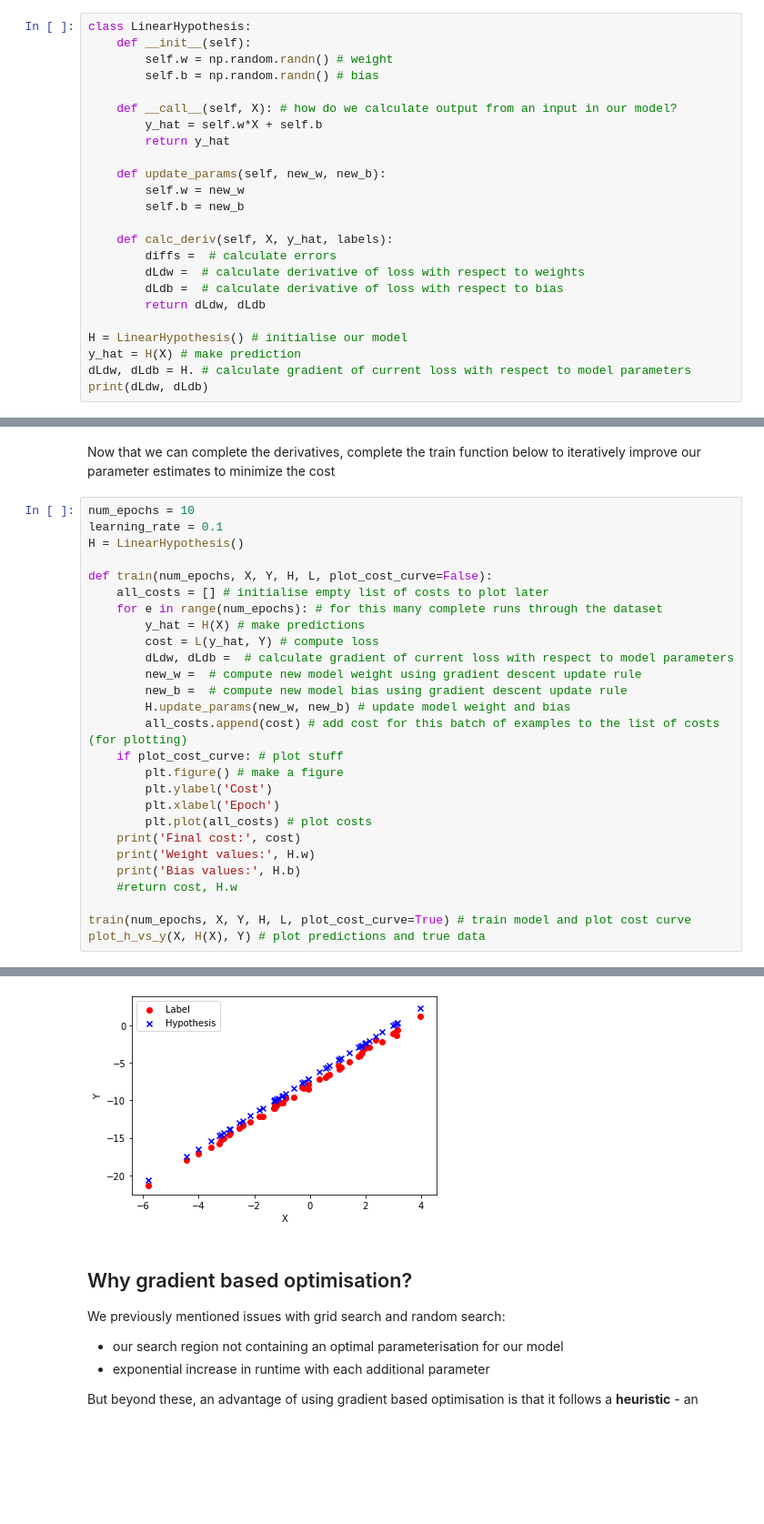
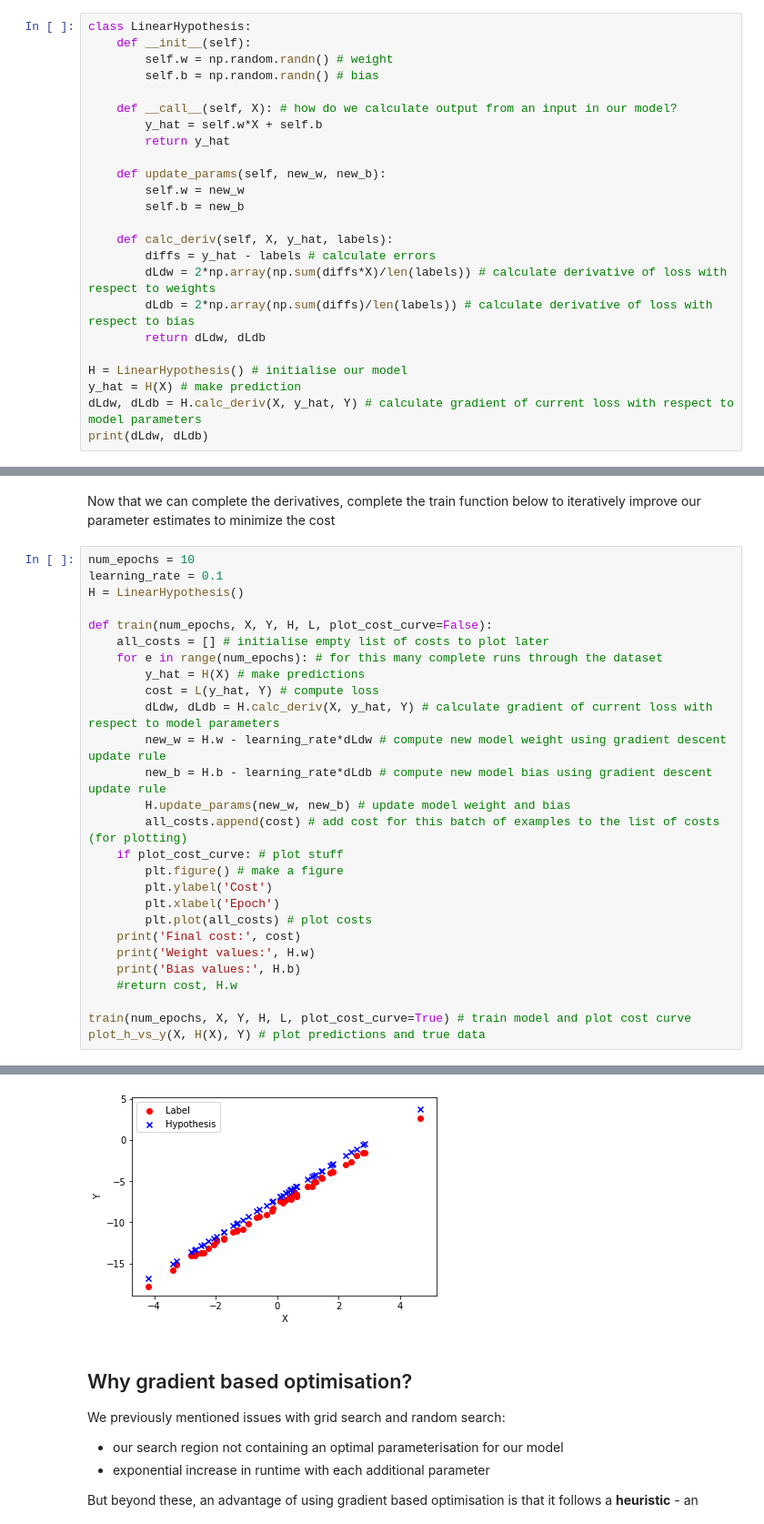
Before and after one commit to AndreaSottana/Strong-ML-Foundations, a Jupyter notebook: Gradient based optimisation.ipynb, the cells around one changed output, grey strips where cells are left out. Shown at 91% size. Saved outputs shown, nothing was run; the diff lists cells and outputs as text; blank space fills up the shorter version.

```diff
--- a/Gradient based optimisation.ipynb
+++ b/Gradient based optimisation.ipynb
@@ -152,13 +152,13 @@ class LinearHypothesis:
         self.b = new_b
 
     def calc_deriv(self, X, y_hat, labels):
-        diffs =  # calculate errors
-        dLdw =  # calculate derivative of loss with respect to weights
-        dLdb =  # calculate derivative of loss with respect to bias
+        diffs = y_hat - labels # calculate errors
+        dLdw = 2*np.array(np.sum(diffs*X)/len(labels)) # calculate derivative of loss with respect to weights
+        dLdb = 2*np.array(np.sum(diffs)/len(labels)) # calculate derivative of loss with respect to bias
         return dLdw, dLdb
 
 H = LinearHypothesis() # initialise our model
 y_hat = H(X) # make prediction
-dLdw, dLdb = H. # calculate gradient of current loss with respect to model parameters
+dLdw, dLdb = H.calc_deriv(X, y_hat, Y) # calculate gradient of current loss with respect to model parameters
 print(dLdw, dLdb)
 # %% [output]
@@ -175,9 +175,9 @@ def train(num_epochs, X, Y, H, L, plot_cost_curve=False):
     for e in range(num_epochs): # for this many complete runs through the dataset
         y_hat = H(X) # make predictions
         cost = L(y_hat, Y) # compute loss
-        dLdw, dLdb =  # calculate gradient of current loss with respect to model parameters
-        new_w =  # compute new model weight using gradient descent update rule
-        new_b =  # compute new model bias using gradient descent update rule
+        dLdw, dLdb = H.calc_deriv(X, y_hat, Y) # calculate gradient of current loss with respect to model parameters
+        new_w = H.w - learning_rate*dLdw # compute new model weight using gradient descent update rule
+        new_b = H.b - learning_rate*dLdb # compute new model bias using gradient descent update rule
         H.update_params(new_w, new_b) # update model weight and bias
         all_costs.append(cost) # add cost for this batch of examples to the list of costs (for plotting)
     if plot_cost_curve: # plot stuff
@@ -200,4 +200,4 @@ Bias values: -7.063421578316189
-[figure, old version]
+[figure, new version]
 # %% [markdown]
 ## Why gradient based optimisation?
 We previously mentioned issues with grid search and random search:
```
Also changed, not shown: parts of 6 cells of this notebook, 3 other files.
